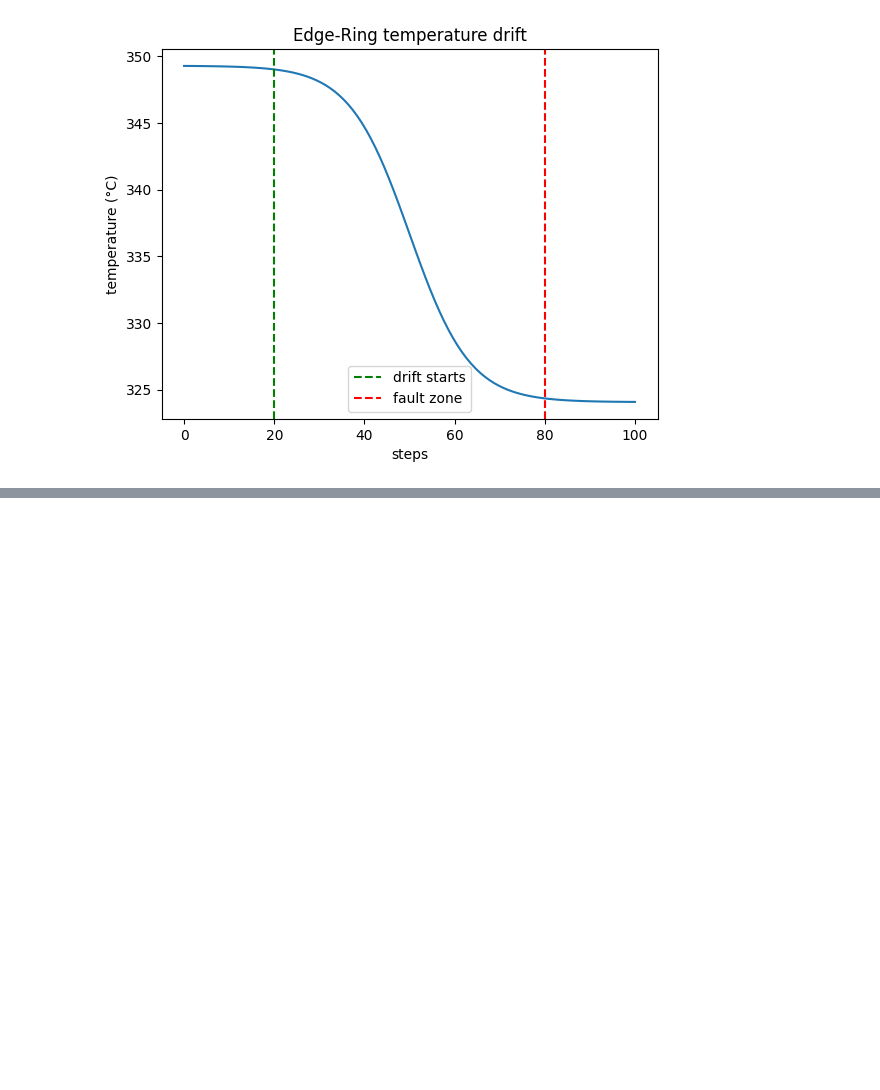
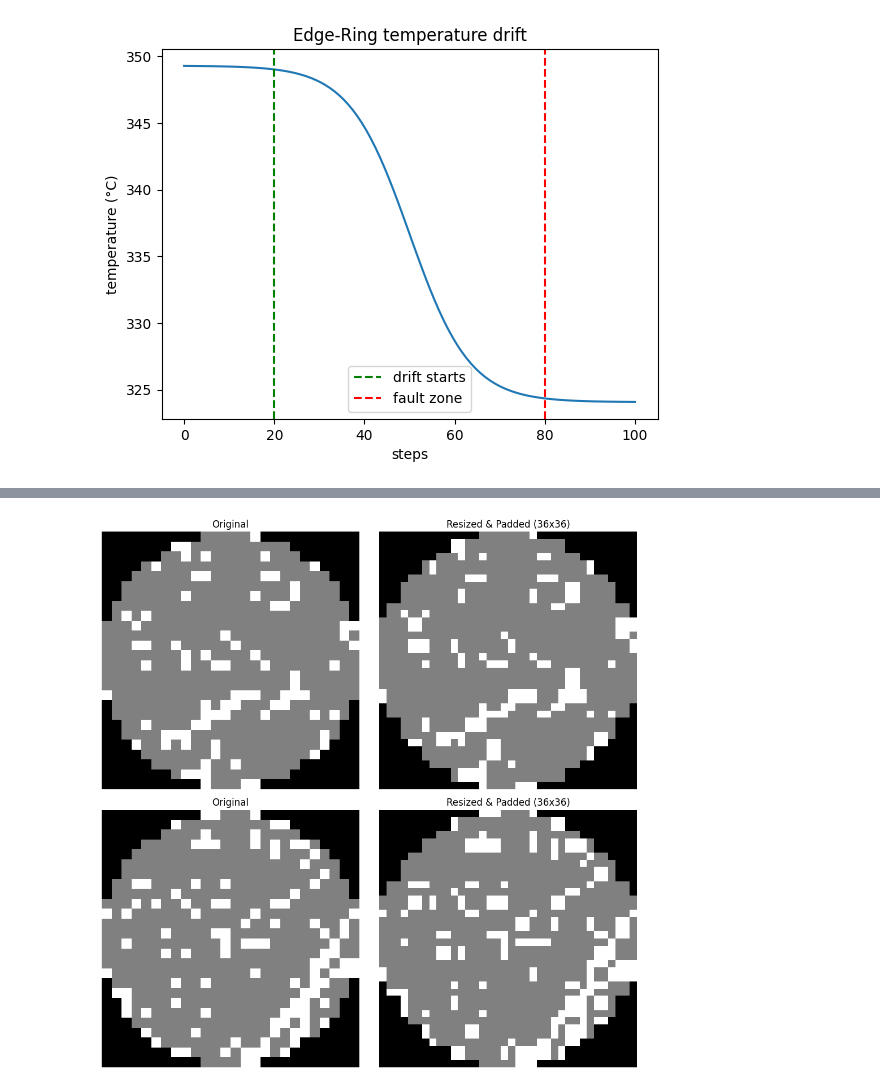
Before and after one commit to shamssarah/Wafer-Telemetry-Prediction, a Jupyter notebook: notebooks/experimentation.ipynb, the cells around one changed output, grey strips where cells are left out. Saved outputs shown, nothing was run; the diff lists cells and outputs as text; code cells hidden in the pictures; blank space fills up the shorter version.

```diff
--- a/notebooks/experimentation.ipynb
+++ b/notebooks/experimentation.ipynb
@@ -92,0 +219,92 @@ Displaying wafer map for defect type: Scratch
+# %%
+import torchvision.transforms.functional as F
+target_size = 36
+
+import numpy as np
+
+from skimage.measure import block_reduce
+
+def downsize_binary_preserve_foreground(img_array, block_h, block_w):
+    """
+    img_array: 2D numpy array, defect pixels = max value.
+    block_h, block_w: how many source pixels map to each output pixel
+                       (roughly source_size / target_size).
+    Uses max-pooling so any defect pixel in a block survives.
+    """
+    return block_reduce(img_array, block_size=(block_h, block_w), func=np.max)
+
+def resize_and_pad_image( img):
+
+    fill = 0  # Black padding
+
+    width, height = img.size
+    max_dim = max(width, height)
+    if max_dim > target_size:
+        return downsize_binary_preserve_foreground(np.array(img), block_h=max_dim//target_size, block_w=max_dim//target_size)
+
+    # Always scale so the larger dimension fits target_size, preserving aspect ratio
+    scale = target_size / max_dim
+    new_w, new_h = round(width * scale), round(height * scale)
+    img = F.resize(img, (new_h, new_w), interpolation=F.InterpolationMode.NEAREST)  # note: torchvision expects (h, w)
+
+    width, height = new_w, new_h
+
+    # Pad the shorter dimension to reach target_size
+    pad_w = target_size - width
+    pad_h = target_size - height
+
+    # Split the padding equally on both sides
+    pad_left = pad_w // 2
+    pad_right = pad_w - pad_left
+    pad_top = pad_h // 2
+    pad_bottom = pad_h - pad_top
+    img = F.pad(img, (pad_left, pad_top, pad_right, pad_bottom), fill=fill)
+    return img
+
+defect_samples = train[train.failureType == "Scratch"]
+defect_samples["map_shape"] = defect_samples.waferMap.apply(lambda x: x.shape)
+
+fig, axes = plt.subplots(2, 2, figsize=(10, 10))
+for i in range(2):
+    img = defect_samples[defect_samples.map_shape == (26, 26)].iloc[i].waferMap
+    print(f"Original shape: {img.shape}")
+
+    img_pil = F.to_pil_image(img)
+    img_resized_padded = resize_and_pad_image(img_pil)
+
+    # Left column: Original Wafer Map
+    axes[i, 0].imshow(img, cmap='gray')
+    axes[i, 0].axis('off')
+    axes[i, 0].set_title("Original")
+
+    # Right column: Resized & Padded Wafer Map
+    axes[i, 1].imshow(img_resized_padded, cmap='gray')
+    axes[i, 1].axis('off')
+    axes[i, 1].set_title(f"Resized & Padded ({target_size}x{target_size})")
+
+plt.tight_layout()
+plt.show()
+
+
+fig, axes = plt.subplots(2, 2, figsize=(10, 10))
+
+for i in range(2):
+    img = defect_samples[defect_samples.map_shape == (52, 59)].iloc[i].waferMap
+    print(f"Original shape: {img.shape}")
+
+    img_pil = F.to_pil_image(img)
+    img_resized_padded = resize_and_pad_image(img_pil)
+
+    # Left column: Original Wafer Map
+    axes[i, 0].imshow(img, cmap='gray')
+    axes[i, 0].axis('off')
+    axes[i, 0].set_title("Original")
+
+    # Right column: Resized & Padded Wafer Map
+    axes[i, 1].imshow(img_resized_padded, cmap='gray')
+    axes[i, 1].axis('off')
+    axes[i, 1].set_title(f"Resized & Padded ({target_size}x{target_size})")
+
+plt.tight_layout()
+plt.show()
+# %% [output]
@@ -92,0 +318 @@ Displaying wafer map for defect type: Scratch
+[figure, added]
```
Also changed, not shown: parts of 10 cells of this notebook, 8 other files.
